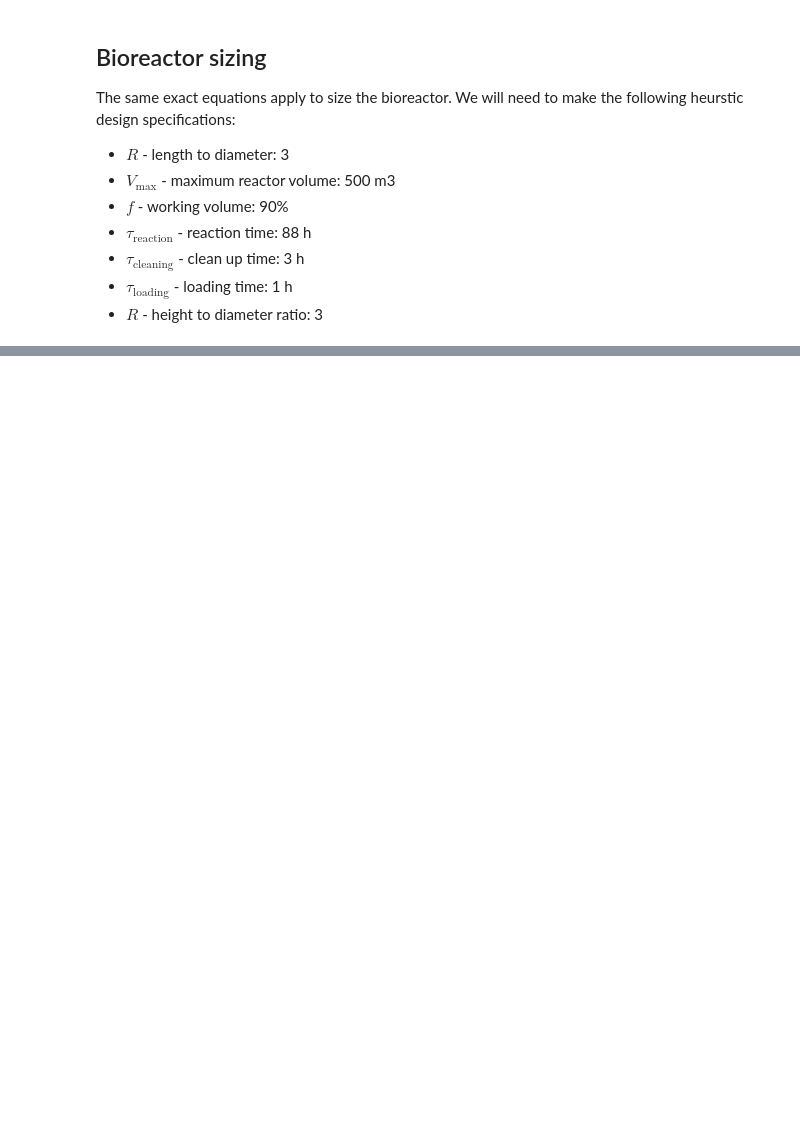
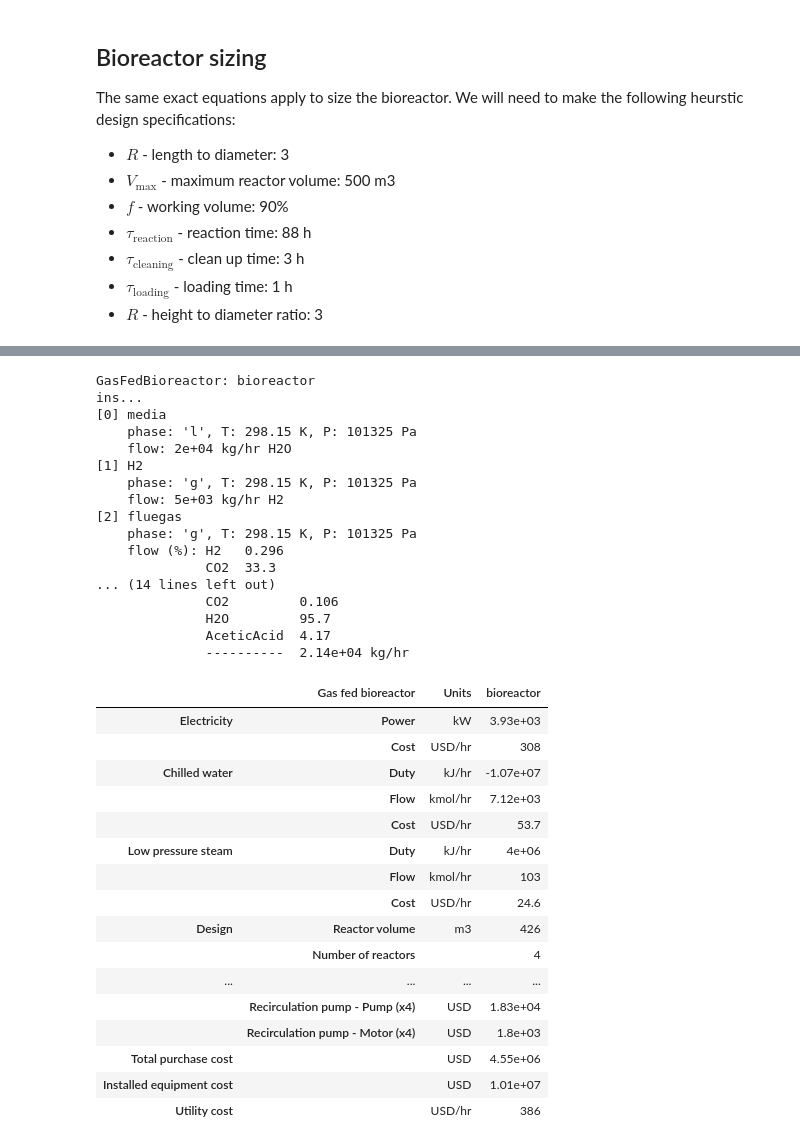
Before and after one commit to BioSTEAMDevelopmentGroup/How2STEAM, a Jupyter notebook: case_studies/Bioreactor_modeling.ipynb, the cells around one changed output, grey strips where cells are left out. Saved outputs shown, nothing was run; the diff lists cells and outputs as text; code cells hidden in the pictures; blank space fills up the shorter version.

```diff
--- a/case_studies/Bioreactor_modeling.ipynb
+++ b/case_studies/Bioreactor_modeling.ipynb
@@ -726,0 +805,73 @@ flow (%): O2  23.3
+# %%
+import biosteam as bst
+bst.settings.set_thermo(['H2', 'CO2', 'CO', 'N2', 'O2', 'H2O', 'AceticAcid'])
+
+# Feeds
+media = bst.Stream(ID='media', H2O=20e3, units='kg/hr')
+H2 = bst.Stream(ID='H2', H2=100, units='kg/hr', phase='g')
+fluegas = bst.Stream(CO=23, CO2=23, H2=4.5, N2=49.5, units='m3/hr', phase='g')
+H2.F_mass = 5e3
+fluegas.F_mass = 8e3
+
+# Model acetic acid production from H2 and CO2
+rxn = bst.SeriesReaction([
+    bst.Reaction(
+        'CO + H2O -> CO2 + H2',
+        reactant='CO', correct_atomic_balance=True, X=1
+    ),
+    bst.Reaction(
+        'H2 + CO2 -> AceticAcid + H2O',
+        reactant='CO2', correct_atomic_balance=True, X=1
+    ),
+])
+bioreactor = bst.GasFedBioreactor(
+    ins=[media, H2, fluegas],
+    outs=('vent', 'product'),
+    tau=68, V_max=500,
+    length_to_diameter=6,
+    reactions=rxn,
+    gas_substrates=('H2', 'CO', 'CO2'),
+    design='Bubble column',
+    kW_per_m3=0,
+    batch=False,
+    T=305.15
+)
+bioreactor.simulate()
+bioreactor.show('cwt')
+print()
+bioreactor.results()
+# %% [output]
+GasFedBioreactor: bioreactor
+ins...
+[0] media
+    phase: 'l', T: 298.15 K, P: 101325 Pa
+    flow: 2e+04 kg/hr H2O
+[1] H2
+    phase: 'g', T: 298.15 K, P: 101325 Pa
+    flow: 5e+03 kg/hr H2
+[2] fluegas
+    phase: 'g', T: 298.15 K, P: 101325 Pa
+    flow (%): H2   0.296
+              CO2  33.3
+... (14 lines left out)
+              CO2         0.106
+              H2O         95.7
+              AceticAcid  4.17
+              ----------  2.14e+04 kg/hr
+|  | Gas fed bioreactor | Units | bioreactor |
+| Electricity | Power | kW | 3.93e+03 |
+|  | Cost | USD/hr | 308 |
+| Chilled water | Duty | kJ/hr | -1.07e+07 |
+|  | Flow | kmol/hr | 7.12e+03 |
+|  | Cost | USD/hr | 53.7 |
+| Low pressure steam | Duty | kJ/hr | 4e+06 |
+|  | Flow | kmol/hr | 103 |
+|  | Cost | USD/hr | 24.6 |
+| Design | Reactor volume | m3 | 426 |
+|  | Number of reactors |  | 4 |
+| ... | ... | ... | ... |
+|  | Recirculation pump - Pump (x4) | USD | 1.83e+04 |
+|  | Recirculation pump - Motor (x4) | USD | 1.8e+03 |
+| Total purchase cost |  | USD | 4.55e+06 |
+| Installed equipment cost |  | USD | 1.01e+07 |
+| Utility cost |  | USD/hr | 386 |
```
Also changed, not shown: parts of 20 cells of this notebook.
